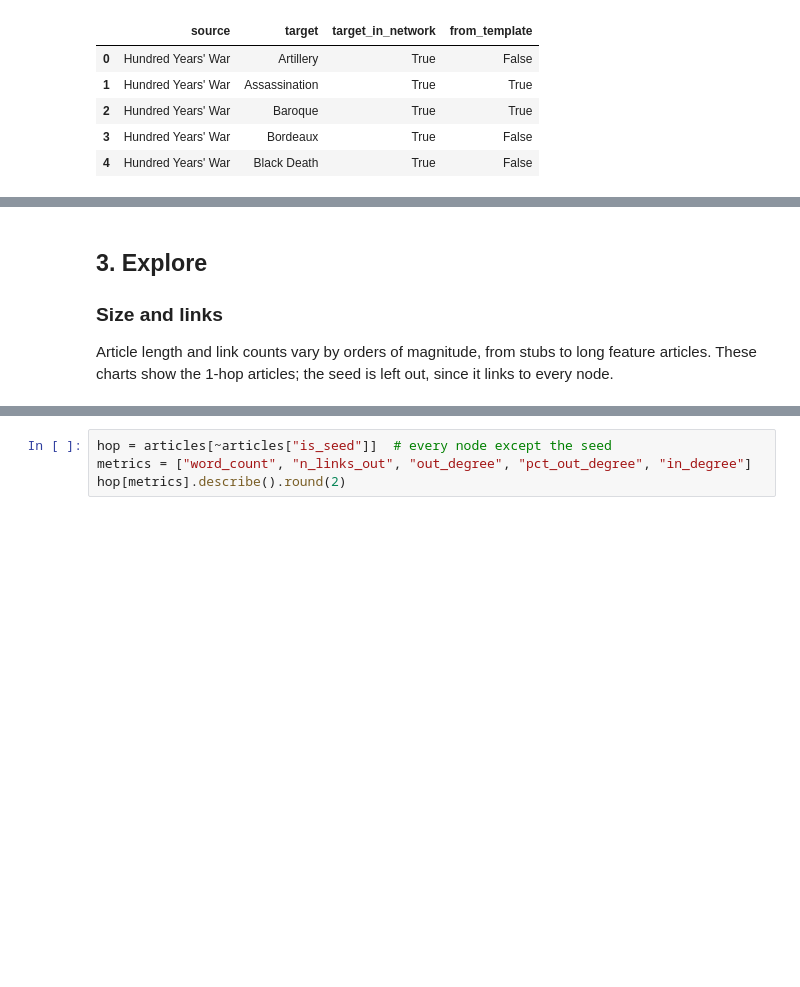
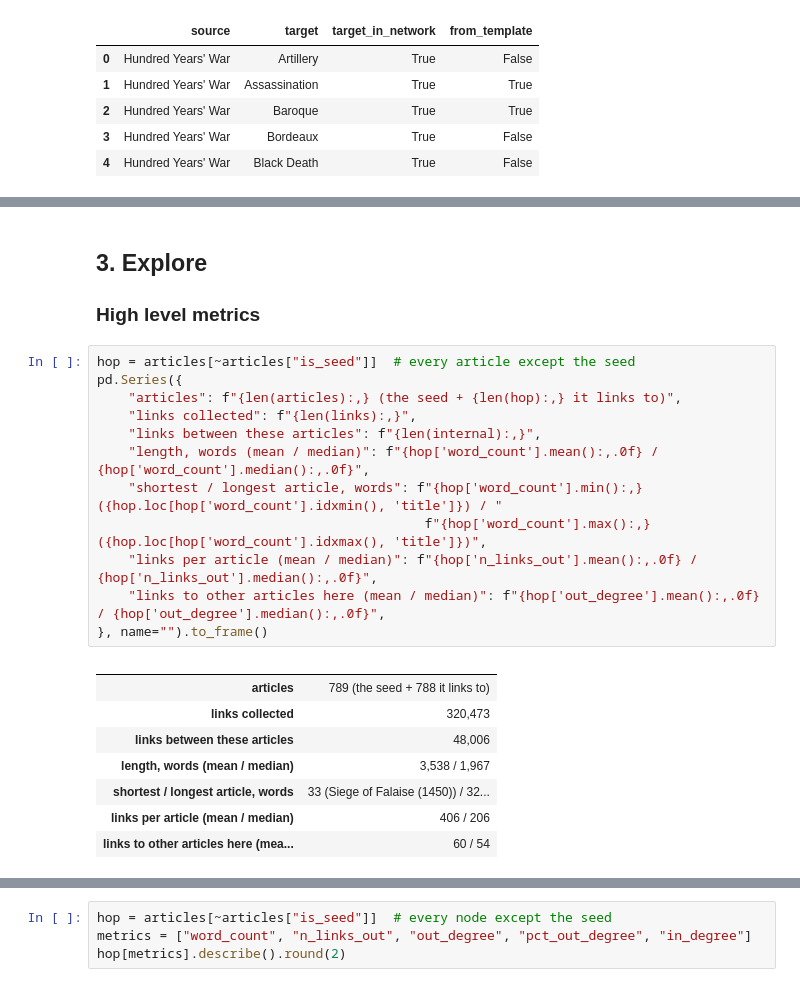
Before and after one commit to amos-johnson/hundred-years-war-similarity, a Jupyter notebook: notebooks/01_collect_and_explore.ipynb, the cells around one changed output, grey strips where cells are left out. Saved outputs shown, nothing was run; the diff lists cells and outputs as text; blank space fills up the shorter version.

```diff
--- a/notebooks/01_collect_and_explore.ipynb
+++ b/notebooks/01_collect_and_explore.ipynb
@@ -151,5 +141,25 @@ articles: 789 rows | links: 320,473 rows (48,006 within the network)
 # %% [markdown]
 ## 3. Explore
 
-### Size and links
-Article length and link counts vary by orders of magnitude, from stubs to long feature articles. These charts show the 1-hop articles; the seed is left out, since it links to every node.
+### High level metrics
+# %%
+hop = articles[~articles["is_seed"]]  # every article except the seed
+pd.Series({
+    "articles": f"{len(articles):,} (the seed + {len(hop):,} it links to)",
+    "links collected": f"{len(links):,}",
+    "links between these articles": f"{len(internal):,}",
+    "length, words (mean / median)": f"{hop['word_count'].mean():,.0f} / {hop['word_count'].median():,.0f}",
+    "shortest / longest article, words": f"{hop['word_count'].min():,} ({hop.loc[hop['word_count'].idxmin(), 'title']}) / "
+                                          f"{hop['word_count'].max():,} ({hop.loc[hop['word_count'].idxmax(), 'title']})",
+    "links per article (mean / median)": f"{hop['n_links_out'].mean():,.0f} / {hop['n_links_out'].median():,.0f}",
+    "links to other articles here (mean / median)": f"{hop['out_degree'].mean():,.0f} / {hop['out_degree'].median():,.0f}",
+}, name="").to_frame()
+# %% [output]
+|  |  |
+| articles | 789 (the seed + 788 it links to) |
+| links collected | 320,473 |
+| links between these articles | 48,006 |
+| length, words (mean / median) | 3,538 / 1,967 |
+| shortest / longest article, words | 33 (Siege of Falaise (1450)) / 32... |
+| links per article (mean / median) | 406 / 206 |
+| links to other articles here (mea... | 60 / 54 |
```
Also changed, not shown: parts of 24 cells of this notebook, 30 other files.
